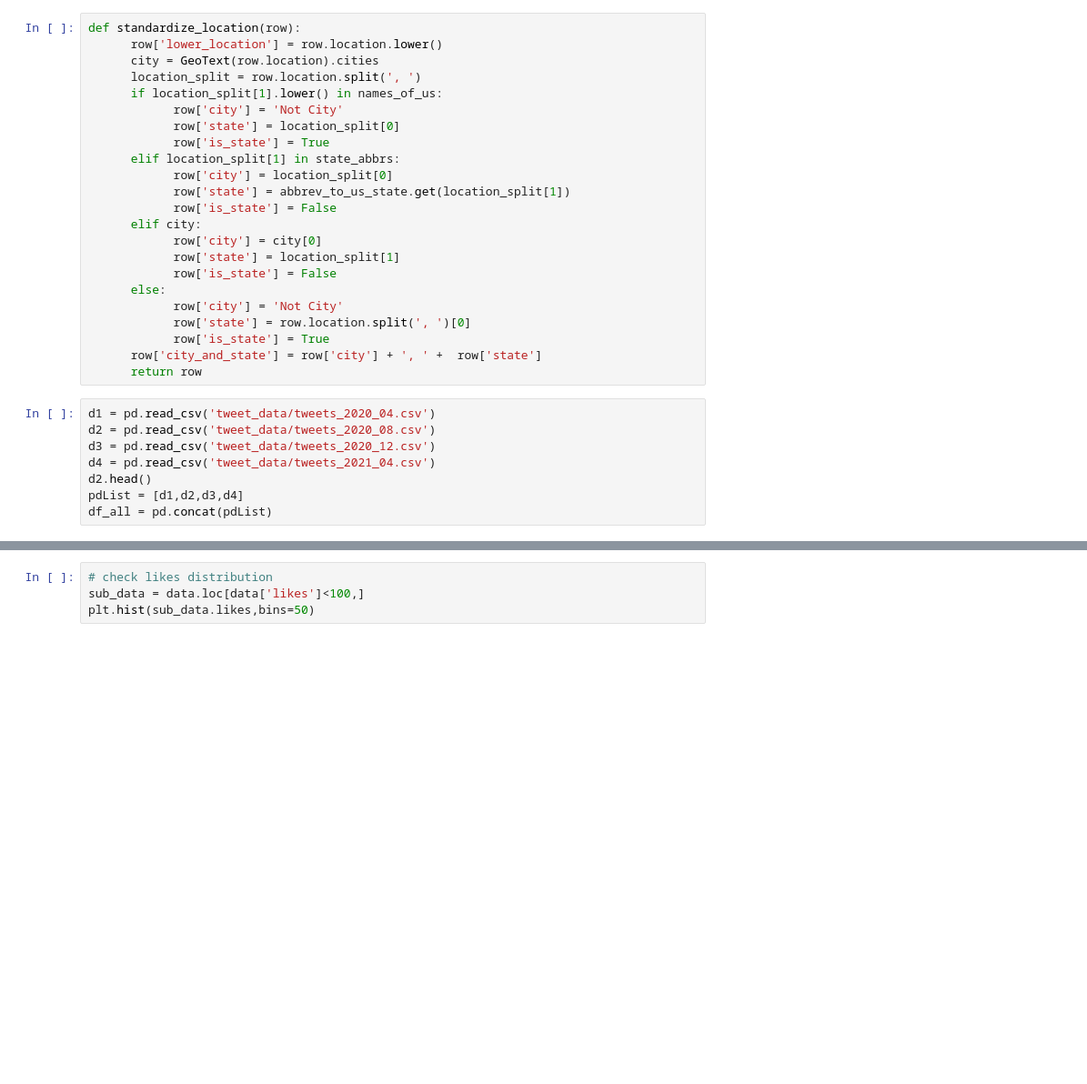
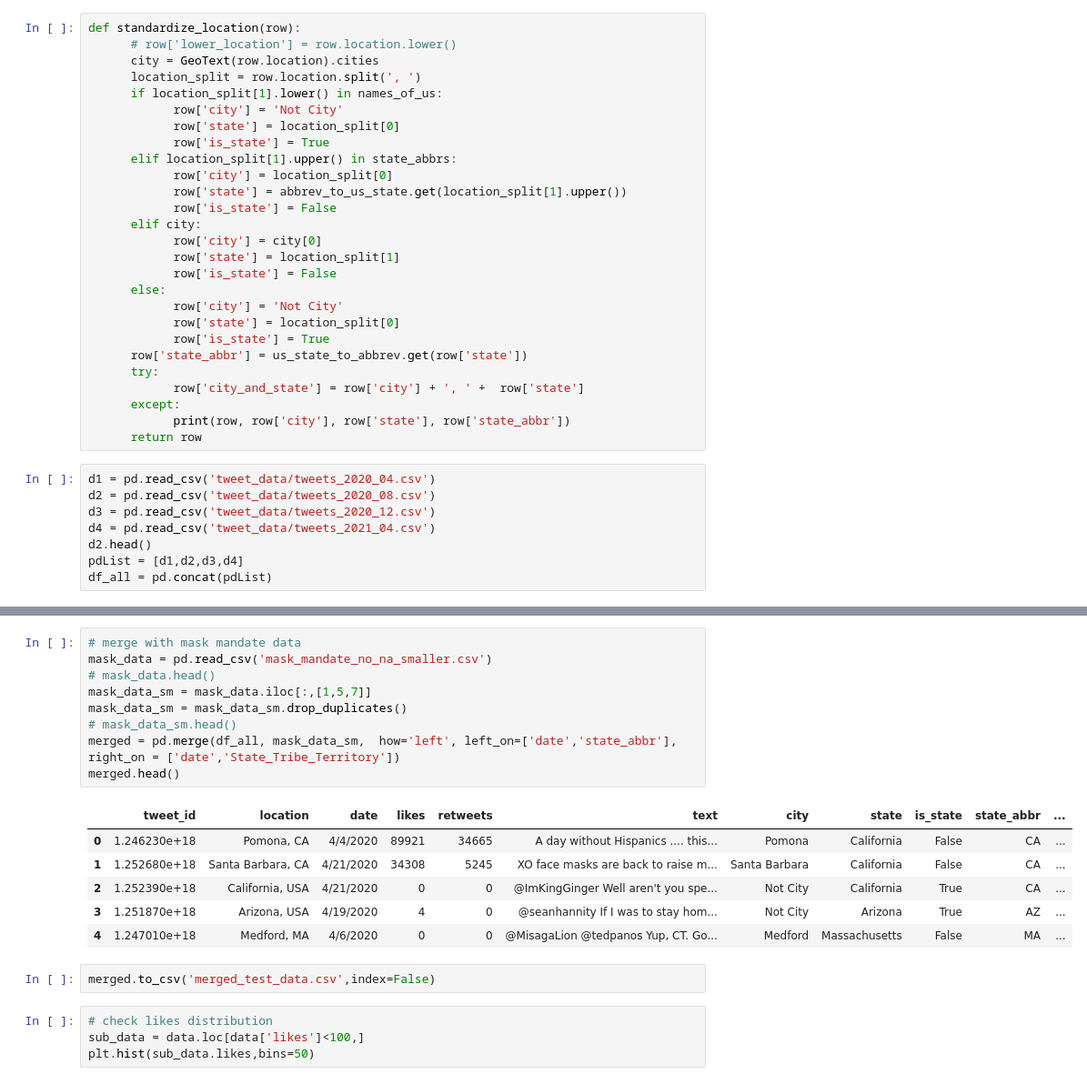
Before and after one commit to tylerwu2222/SM148_Project, a Jupyter notebook: feature_engineering.ipynb, the cells around one changed output, grey strips where cells are left out. Shown at 91% size. Saved outputs shown, nothing was run; the diff lists cells and outputs as text; blank space fills up the shorter version.

Commit message:
adding merged_data

```diff
--- a/feature_engineering.ipynb
+++ b/feature_engineering.ipynb
@@ -116,16 +116,16 @@ places.cities
 []
 # %%
 def standardize_location(row):
-      row['lower_location'] = row.location.lower()
+      # row['lower_location'] = row.location.lower()
       city = GeoText(row.location).cities
       location_split = row.location.split(', ')
       if location_split[1].lower() in names_of_us:
             row['city'] = 'Not City'
             row['state'] = location_split[0]
             row['is_state'] = True
-      elif location_split[1] in state_abbrs:
+      elif location_split[1].upper() in state_abbrs:
             row['city'] = location_split[0]
-            row['state'] = abbrev_to_us_state.get(location_split[1])
+            row['state'] = abbrev_to_us_state.get(location_split[1].upper())
             row['is_state'] = False
       elif city:
             row['city'] = city[0]
@@ -133,9 +133,13 @@ def standardize_location(row):
             row['is_state'] = False
       else:
             row['city'] = 'Not City'
-            row['state'] = row.location.split(', ')[0]
+            row['state'] = location_split[0]
             row['is_state'] = True
-      row['city_and_state'] = row['city'] + ', ' +  row['state']
+      row['state_abbr'] = us_state_to_abbrev.get(row['state'])
+      try:
+            row['city_and_state'] = row['city'] + ', ' +  row['state']
+      except:
+            print(row, row['city'], row['state'], row['state_abbr'])
       return row
 # %%
 d1 = pd.read_csv('tweet_data/tweets_2020_04.csv')
@@ -151,3 +165,21 @@ df_all.to_csv('tweet_data/model_test_data.csv',index=False)
+# %%
+# merge with mask mandate data
+mask_data = pd.read_csv('mask_mandate_no_na_smaller.csv')
+# mask_data.head()
+mask_data_sm = mask_data.iloc[:,[1,5,7]]
+mask_data_sm = mask_data_sm.drop_duplicates()
+# mask_data_sm.head()
+merged = pd.merge(df_all, mask_data_sm,  how='left', left_on=['date','state_abbr'], right_on = ['date','State_Tribe_Territory'])
+merged.head()
+# %% [output]
+|  | tweet_id | location | date | likes | retweets | text | city | state | is_state | state_abbr | ... |
+| 0 | 1.246230e+18 | Pomona, CA | 4/4/2020 | 89921 | 34665 | A day without Hispanics .... this... | Pomona | California | False | CA | ... |
+| 1 | 1.252680e+18 | Santa Barbara, CA | 4/21/2020 | 34308 | 5245 | XO face masks are back to raise m... | Santa Barbara | California | False | CA | ... |
+| 2 | 1.252390e+18 | California, USA | 4/21/2020 | 0 | 0 | @ImKingGinger Well aren't you spe... | Not City | California | True | CA | ... |
+| 3 | 1.251870e+18 | Arizona, USA | 4/19/2020 | 4 | 0 | @seanhannity If I was to stay hom... | Not City | Arizona | True | AZ | ... |
+| 4 | 1.247010e+18 | Medford, MA | 4/6/2020 | 0 | 0 | @MisagaLion @tedpanos Yup, CT. Go... | Medford | Massachusetts | False | MA | ... |
+# %%
+merged.to_csv('merged_test_data.csv',index=False)
 # %%
 # check likes distribution
 sub_data = data.loc[data['likes']<100,]
```
Also changed, not shown: parts of 5 cells of this notebook, 8 other files.
